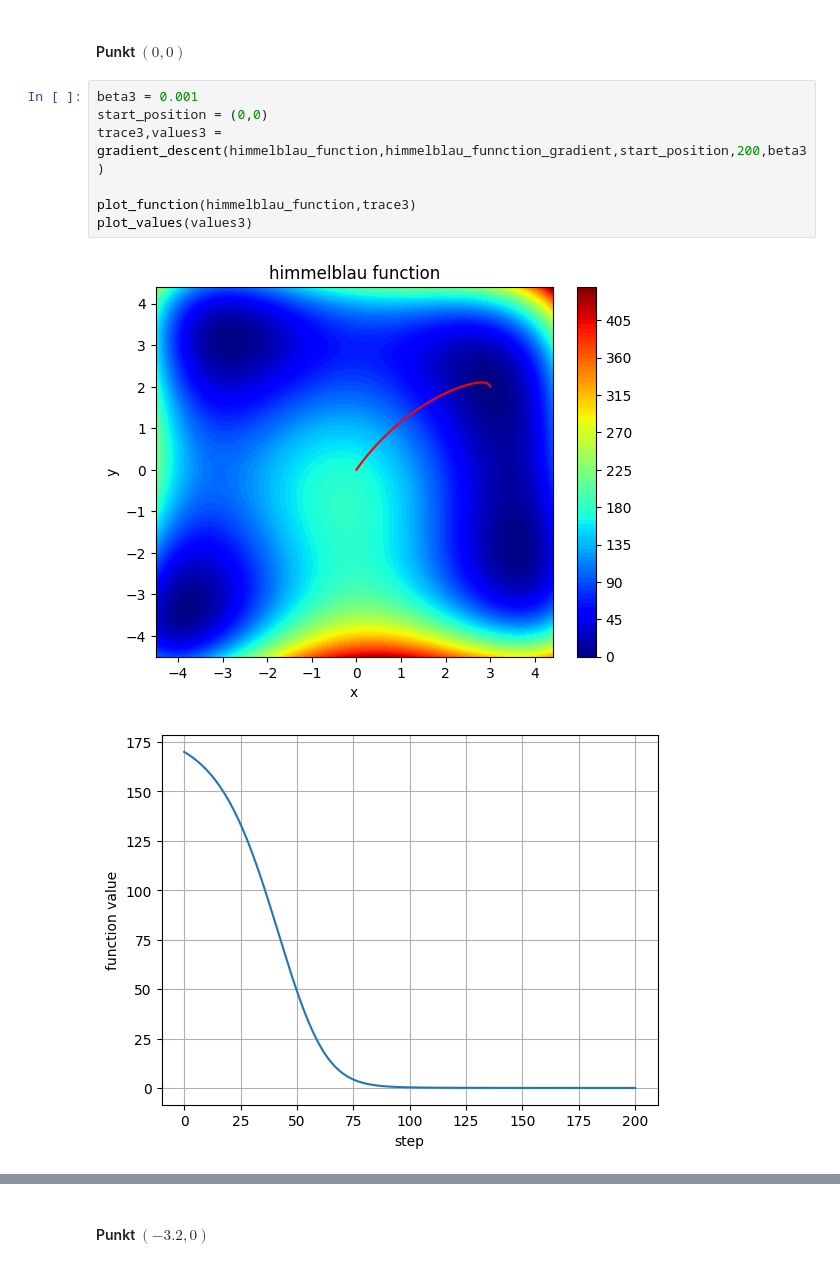
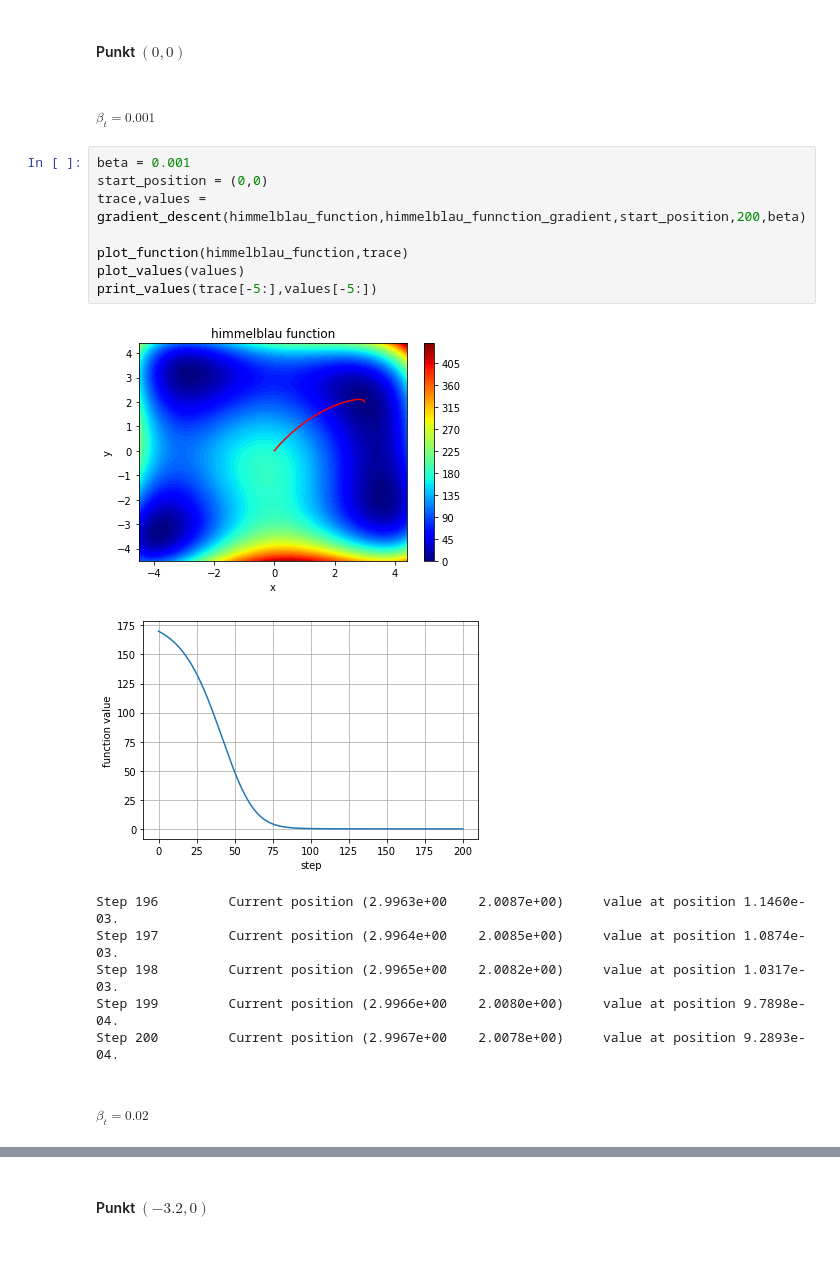
Before and after one commit to dbarania/WSI, a Jupyter notebook: solutions/E1/Zadanie_1.ipynb, the cells around one changed output, grey strips where cells are left out. Drawn from its saved outputs; the diff is of its cells as text.

```diff
--- a/solutions/E1/Zadanie_1.ipynb
+++ b/solutions/E1/Zadanie_1.ipynb
@@ -89,14 +91,24 @@ plot_function(himmelblau_function)
 ### Eksperymenty sprwadzające działanie solvera dal różnych punktów początkowych oraz długości kroku
 # %% [markdown]
 #### Punkt $(0,0)$
+# %% [markdown]
+##### $\beta_t = 0.001$
 # %%
-beta3 = 0.001
+beta = 0.001
 start_position = (0,0)
-trace3,values3 = gradient_descent(himmelblau_function,himmelblau_funnction_gradient,start_position,200,beta3)
+trace,values = gradient_descent(himmelblau_function,himmelblau_funnction_gradient,start_position,200,beta)
 
-plot_function(himmelblau_function,trace3)
-plot_values(values3)
+plot_function(himmelblau_function,trace)
+plot_values(values)
+print_values(trace[-5:],values[-5:])
 # %% [output]
-[figure, old version]
+[figure, new version]
-[figure, old version]
+[figure, new version]
+Step 196         Current position (2.9963e+00    2.0087e+00)     value at position 1.1460e-03.
+Step 197         Current position (2.9964e+00    2.0085e+00)     value at position 1.0874e-03.
+Step 198         Current position (2.9965e+00    2.0082e+00)     value at position 1.0317e-03.
+Step 199         Current position (2.9966e+00    2.0080e+00)     value at position 9.7898e-04.
+Step 200         Current position (2.9967e+00    2.0078e+00)     value at position 9.2893e-04.
+# %% [markdown]
+##### $\beta_t = 0.02$
 # %%
```
Also changed, not shown: parts of 42 cells of this notebook, 1 other file.
